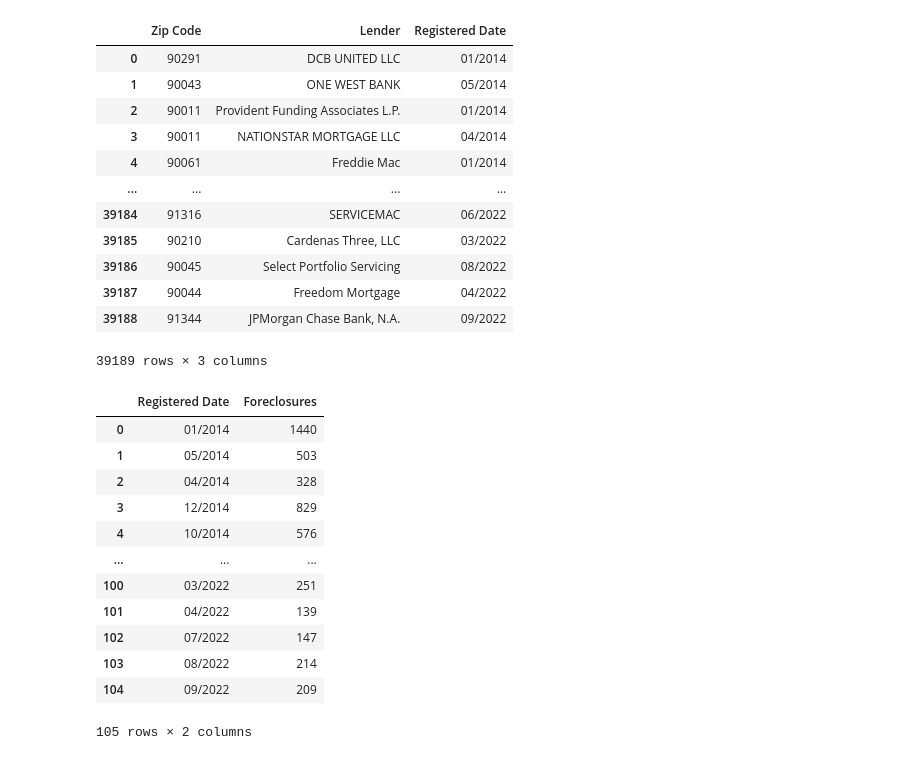
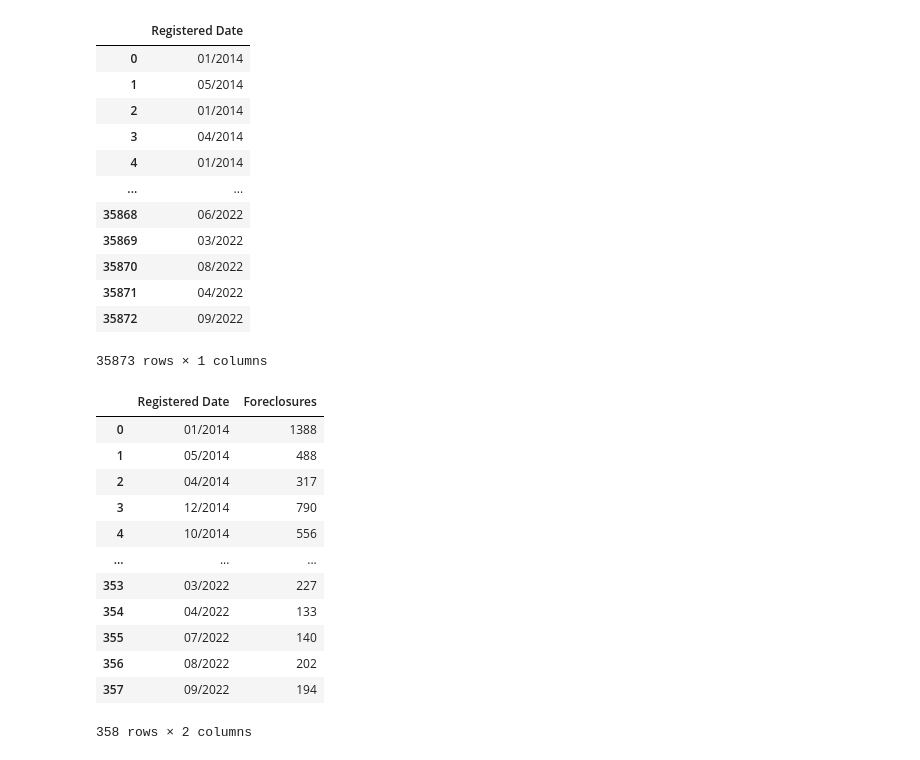
Before and after one commit to Shramster/Predicting-Los-Angeles-Foreclosures, a Jupyter notebook: util/MonthlyData_Foreclosure.ipynb, the cells around one changed output. Drawn from its saved outputs; the diff is of its cells as text; code cells hidden in the pictures.

```diff
--- a/util/MonthlyData_Foreclosure.ipynb
+++ b/util/MonthlyData_Foreclosure.ipynb
@@ -2,48 +2,48 @@
 import numpy as np
 import pandas as pd
 # %%
-df = pd.read_csv('out.csv', dtype={'Zip Code': str}) # Prevent pandas from convert zip code into float
+df = pd.read_csv('../source/Combined_Foreclosures.csv') # Prevent pandas from convert zip code into float
 # %%
-df = df[['Zip Code', 'Lender', 'Registered Date']] # Get rid of the index
+df = df[['Registered Date']] # Get rid of the index
 # %%
 df
 # %% [output]
-|  | Zip Code | Lender | Registered Date |
-| 0 | 90291 | DCB UNITED LLC | 01/2014 |
-| 1 | 90043 | ONE WEST BANK | 05/2014 |
-| 2 | 90011 | Provident Funding Associates L.P. | 01/2014 |
-| 3 | 90011 | NATIONSTAR MORTGAGE LLC | 04/2014 |
-| 4 | 90061 | Freddie Mac | 01/2014 |
-| ... | ... | ... | ... |
-| 39184 | 91316 | SERVICEMAC | 06/2022 |
-| 39185 | 90210 | Cardenas Three, LLC | 03/2022 |
-| 39186 | 90045 | Select Portfolio Servicing | 08/2022 |
-| 39187 | 90044 | Freedom Mortgage | 04/2022 |
-| 39188 | 91344 | JPMorgan Chase Bank, N.A. | 09/2022 |
+|  | Registered Date |
+| 0 | 01/2014 |
+| 1 | 05/2014 |
+| 2 | 01/2014 |
+| 3 | 04/2014 |
+| 4 | 01/2014 |
+| ... | ... |
+| 35868 | 06/2022 |
+| 35869 | 03/2022 |
+| 35870 | 08/2022 |
+| 35871 | 04/2022 |
+| 35872 | 09/2022 |
-39189 rows × 3 columns
+35873 rows × 1 columns
 # %%
 result = {'Registered Date': [], 'Foreclosures': []}
 
 for m in df['Registered Date'].unique():
     result['Registered Date'].append(m)
     result['Foreclosures'].append(df['Registered Date'].value_counts()[m])
 
 result = pd.DataFrame.from_dict(result)
 
-result.to_csv("./monthlyData.csv")
+result.to_csv("../source/FORECLOSURE.csv")
 
 result
 # %% [output]
 |  | Registered Date | Foreclosures |
-| 0 | 01/2014 | 1440 |
-| 1 | 05/2014 | 503 |
-| 2 | 04/2014 | 328 |
-| 3 | 12/2014 | 829 |
-| 4 | 10/2014 | 576 |
+| 0 | 01/2014 | 1388 |
+| 1 | 05/2014 | 488 |
+| 2 | 04/2014 | 317 |
+| 3 | 12/2014 | 790 |
+| 4 | 10/2014 | 556 |
 | ... | ... | ... |
-| 100 | 03/2022 | 251 |
-| 101 | 04/2022 | 139 |
-| 102 | 07/2022 | 147 |
-| 103 | 08/2022 | 214 |
-| 104 | 09/2022 | 209 |
+| 353 | 03/2022 | 227 |
+| 354 | 04/2022 | 133 |
+| 355 | 07/2022 | 140 |
+| 356 | 08/2022 | 202 |
+| 357 | 09/2022 | 194 |
-105 rows × 2 columns
+358 rows × 2 columns
```
Also changed, not shown: 19 other files.
